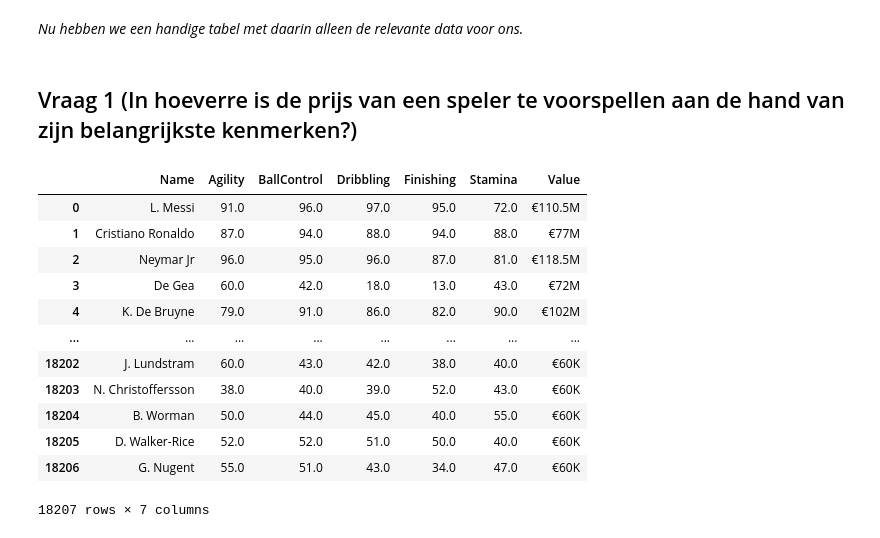
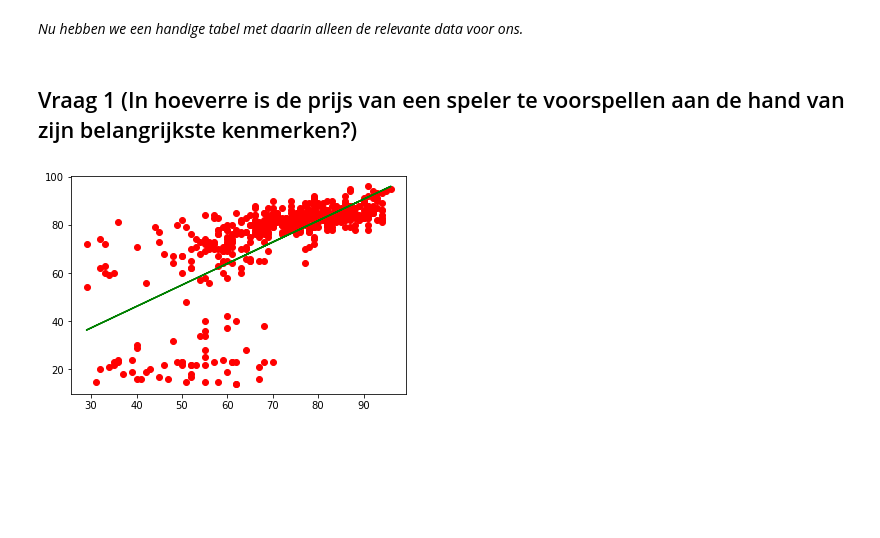
Before and after one commit to WailAbou/Computational-Modelling-Casus, a Jupyter notebook: V2A-Groep9_FIFA.ipynb, the cells around one changed output. Cells and saved outputs as stored; diff of their text form; code cells hidden in the pictures; blank space fills up the shorter version.

Commit message:
- Basic voorbeeld van linear regression toegevoegd

```diff
--- a/V2A-Groep9_FIFA.ipynb
+++ b/V2A-Groep9_FIFA.ipynb
@@ -191,21 +192,19 @@ clubs
 # %% [markdown]
 _Nu hebben we een handige tabel met daarin alleen de relevante data voor ons._
 # %% [markdown]
-## Vraag 1 (In hoeverre is de prijs van een speler te voorspellen aan de hand van zijn belangrijkste kenmerken?)
+## Vraag 1 (In hoeverre is de prijs van een speler te voorspellen aan de hand van zijn belangrijkste kenmerken?)<a id='Vraag1'></a>
-# %%
-value_players = players[player_skills + ['Value']]
-value_players
-# %% [output]
-|  | Name | Agility | BallControl | Dribbling | Finishing | Stamina | Value |
-| 0 | L. Messi | 91.0 | 96.0 | 97.0 | 95.0 | 72.0 | €110.5M |
-| 1 | Cristiano Ronaldo | 87.0 | 94.0 | 88.0 | 94.0 | 88.0 | €77M |
-| 2 | Neymar Jr | 96.0 | 95.0 | 96.0 | 87.0 | 81.0 | €118.5M |
-| 3 | De Gea | 60.0 | 42.0 | 18.0 | 13.0 | 43.0 | €72M |
-| 4 | K. De Bruyne | 79.0 | 91.0 | 86.0 | 82.0 | 90.0 | €102M |
-| ... | ... | ... | ... | ... | ... | ... | ... |
-| 18202 | J. Lundstram | 60.0 | 43.0 | 42.0 | 38.0 | 40.0 | €60K |
-| 18203 | N. Christoffersson | 38.0 | 40.0 | 39.0 | 52.0 | 43.0 | €60K |
-| 18204 | B. Worman | 50.0 | 44.0 | 45.0 | 40.0 | 55.0 | €60K |
-| 18205 | D. Walker-Rice | 52.0 | 52.0 | 51.0 | 50.0 | 40.0 | €60K |
-| 18206 | G. Nugent | 55.0 | 51.0 | 43.0 | 34.0 | 47.0 | €60K |
-18207 rows × 7 columns
+# %%
+value_players = players[['Agility', 'BallControl']][0:500]
+
+X = value_players.iloc[:, 0].values.reshape(-1, 1)
+Y = value_players.iloc[:, 1].values.reshape(-1, 1)
+
+linear_regressor = LinearRegression()
+linear_regressor.fit(X, Y)
+Y_pred = linear_regressor.predict(X)
+
+plt.scatter(X, Y, color='red')
+plt.plot(X, Y_pred, color='green')
+plt.show()
+# %% [output]
+[figure, added]
```
Also changed, not shown: parts of 1 cell of this notebook.
